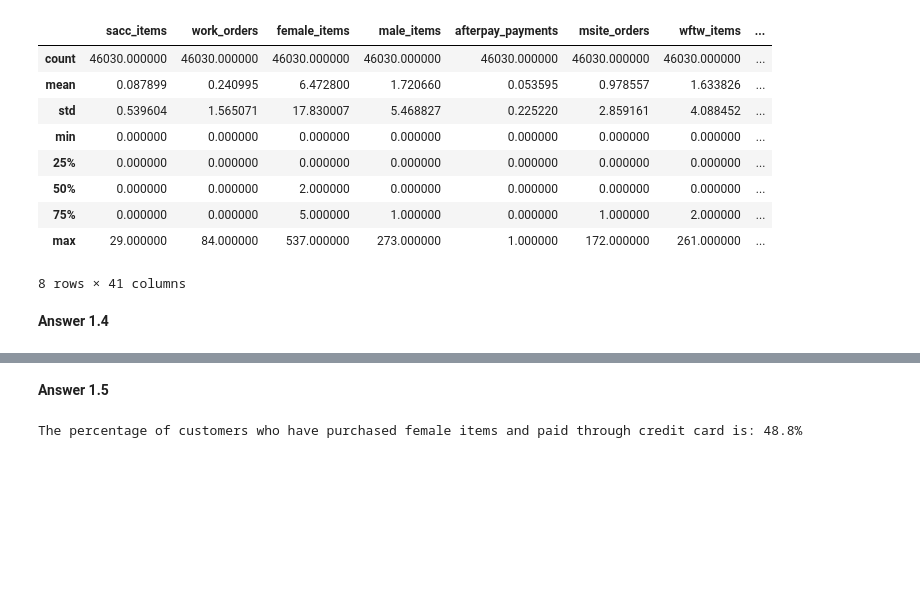
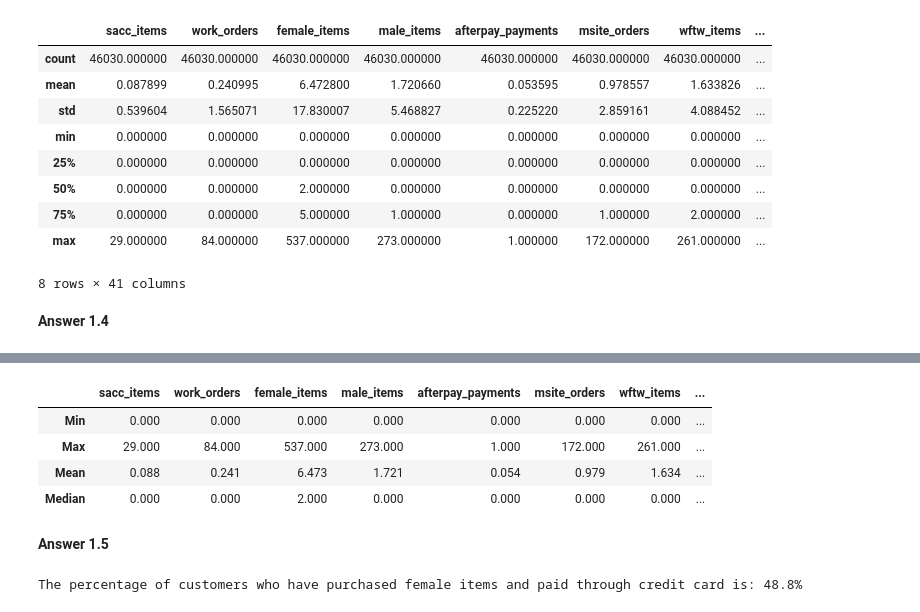
Before and after one commit to Prajith3/Modern-Data-Science-SIT742, a Jupyter notebook: Assignment2.ipynb, the cells around one changed output, grey strips where cells are left out. Saved outputs shown, nothing was run; the diff lists cells and outputs as text; code cells hidden in the pictures; blank space fills up the shorter version.

```diff
--- a/Assignment2.ipynb
+++ b/Assignment2.ipynb
@@ -168,3 +235,20 @@ None
+# %%
+#print(df_stats)
+
+pd.set_option('display.max_rows', None)
+pd.set_option('display.max_columns', None)
+pd.set_option('display.width', 1000)
+pd.set_option('display.colheader_justify', 'center')
+pd.set_option('display.precision', 3)
+
+display(df_stats)
+df_stats.to_csv(r'stats.csv')
+# %% [output]
+|  | sacc_items | work_orders | female_items | male_items | afterpay_payments | msite_orders | wftw_items | ... |
+| Min | 0.000 | 0.000 | 0.000 | 0.000 | 0.000 | 0.000 | 0.000 | ... |
+| Max | 29.000 | 84.000 | 537.000 | 273.000 | 1.000 | 172.000 | 261.000 | ... |
+| Mean | 0.088 | 0.241 | 6.473 | 1.721 | 0.054 | 0.979 | 1.634 | ... |
+| Median | 0.000 | 0.000 | 2.000 | 0.000 | 0.000 | 0.000 | 0.000 | ... |
 # %% [markdown]
 **Answer 1.5**
 # %%
```
Also changed, not shown: parts of 11 cells of this notebook.
